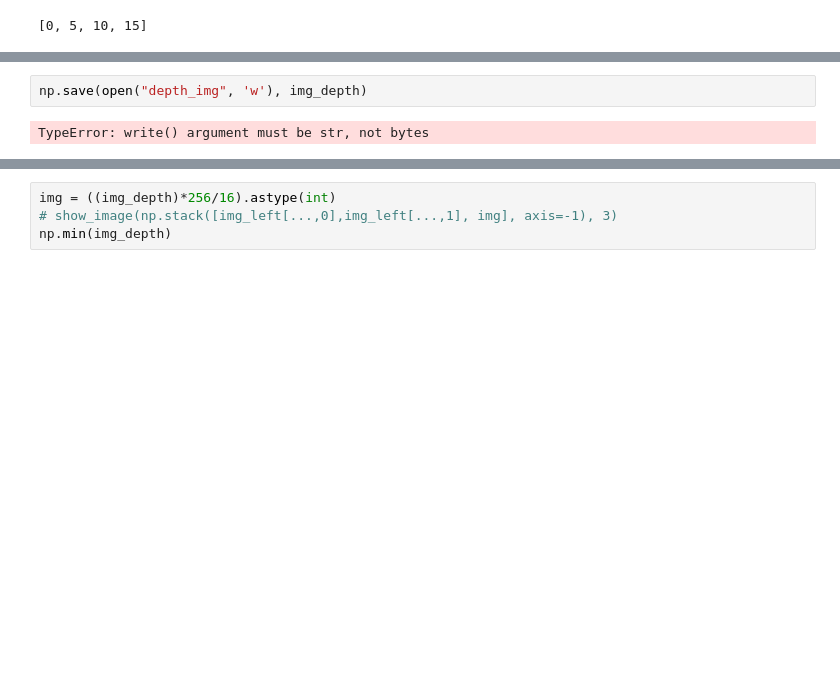
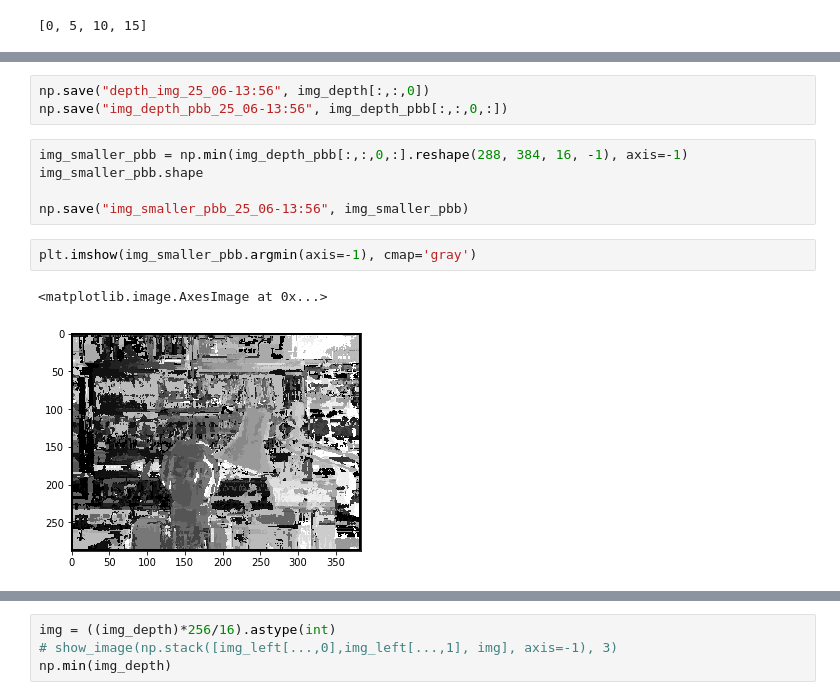
Before and after one commit to Magikis/Stereo-Vision-MRF, a Jupyter notebook: michal.ipynb, the cells around one changed output, grey strips where cells are left out. Saved outputs shown, nothing was run; the diff lists cells and outputs as text; blank space fills up the shorter version.

```diff
--- a/michal.ipynb
+++ b/michal.ipynb
@@ -127,7 +114,16 @@ for y in range(padd, img_left.shape[0] - padd - 1):
 282
 283
 284
-# %%
-np.save(open("depth_img", 'w'), img_depth)
-# %% [output]
-TypeError: write() argument must be str, not bytes
+# %%
+np.save("depth_img_25_06-13:56", img_depth[:,:,0])
+np.save("img_depth_pbb_25_06-13:56", img_depth_pbb[:,:,0,:])
+# %%
+img_smaller_pbb = np.min(img_depth_pbb[:,:,0,:].reshape(288, 384, 16, -1), axis=-1)
+img_smaller_pbb.shape
+
+np.save("img_smaller_pbb_25_06-13:56", img_smaller_pbb)
+# %%
+plt.imshow(img_smaller_pbb.argmin(axis=-1), cmap='gray')
+# %% [output]
+<matplotlib.image.AxesImage at 0x...>
+[figure, added]
```
Also changed, not shown: parts of 4 cells of this notebook, 5 other files.
